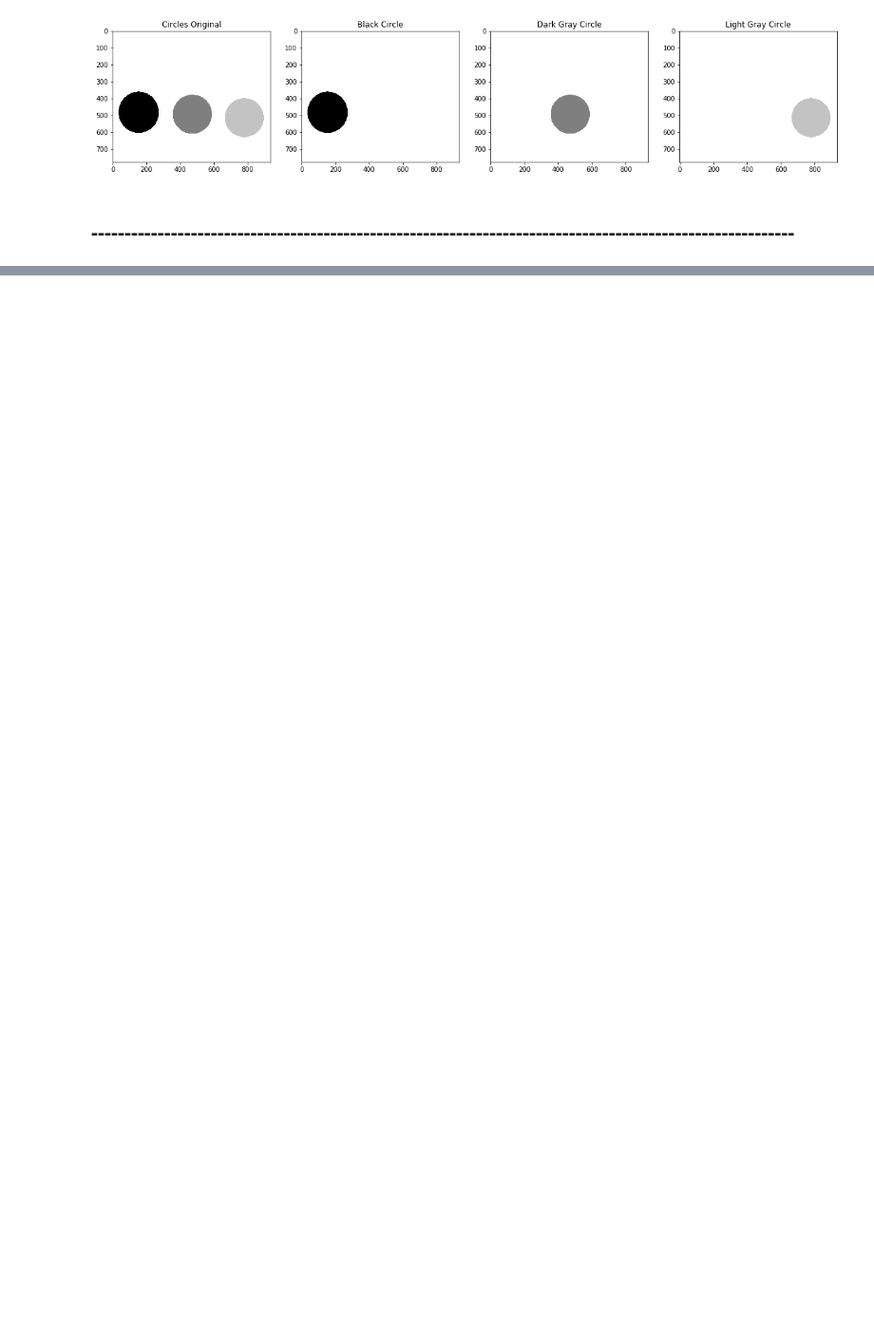
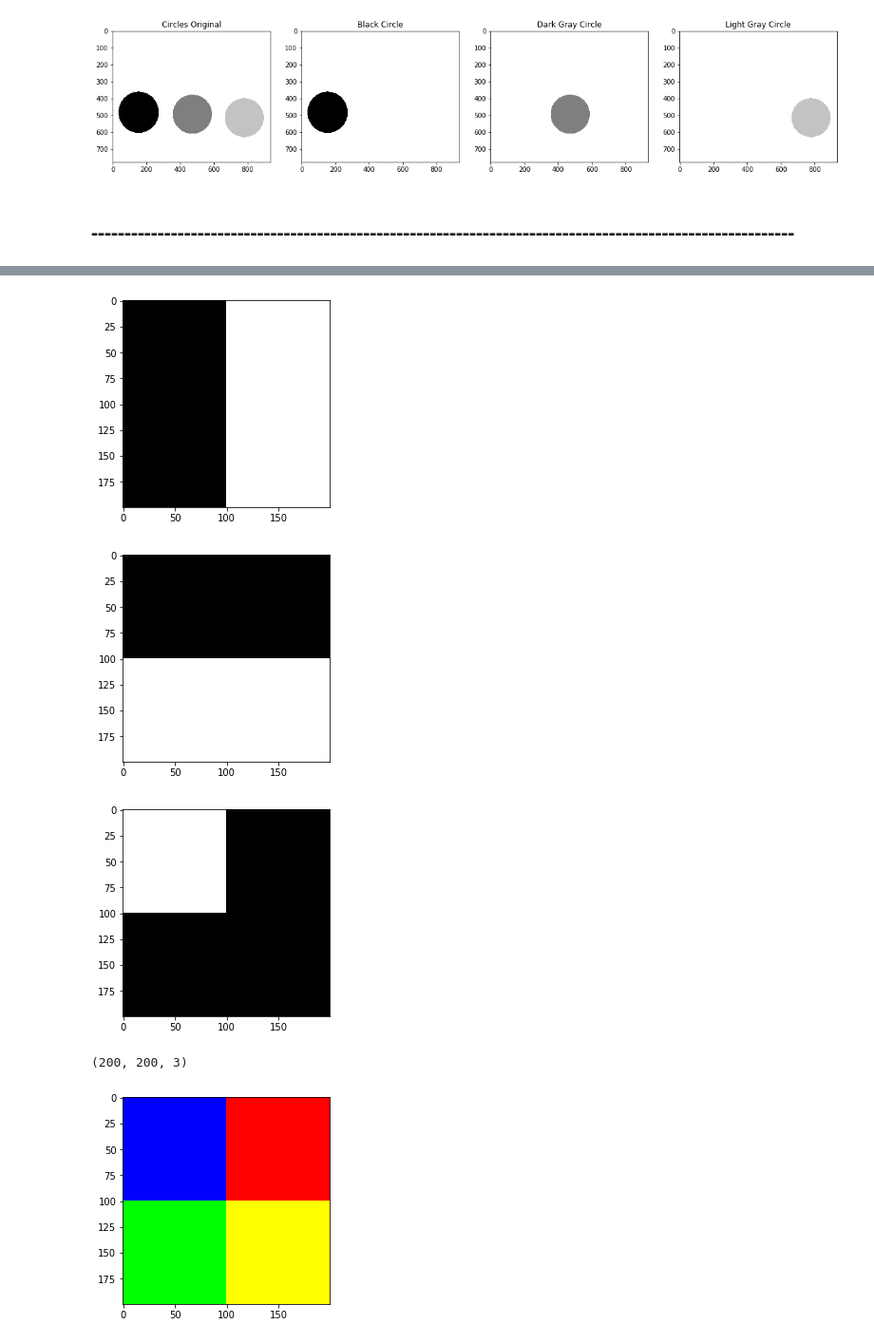
Before and after one commit to eduardgc22/VisioArtificial, a Jupyter notebook: P1_FranciscoDiazRuiz_EduardGranersCastellet/p1_2018-2019_2solve.ipynb, the cells around one changed output, grey strips where cells are left out. Shown at 95% size. Drawn from its saved outputs; the diff is of its cells as text; code cells hidden in the pictures; blank space fills up the shorter version.

Commit message:
ejercicio cuadrados colores hecho

```diff
--- a/P1_FranciscoDiazRuiz_EduardGranersCastellet/p1_2018-2019_2solve.ipynb
+++ b/P1_FranciscoDiazRuiz_EduardGranersCastellet/p1_2018-2019_2solve.ipynb
@@ -295,6 +296,45 @@ a)
 
 - Using these three images, construct the following color image:
 <img src='./images_notebook/ex17b.png'>
+# %%
+import math
+
+#Black and white vertical stripes.
+vertical_BW = np.zeros((200, 200), dtype = np.uint8)
+vertical_BW[:, math.ceil(vertical_BW.shape[1]/2):] = 1
+
+#Black and white horizontal stripes.
+horizontal_BW = np.zeros((200, 200), dtype = np.uint8)
+horizontal_BW[math.ceil(horizontal_BW.shape[0]/2):,:] = 1
+
+#A White square and the rest is black
+almostblack_BW = np.zeros((200,200), dtype = np.uint8)
+
+almostblack_BW[:math.ceil(almostblack_BW.shape[0]/2), :math.ceil(almostblack_BW.shape[1]/2)] = 1
+
+plt.imshow(vertical_BW, cmap = "gray")
+plt.show()
+
+plt.imshow(horizontal_BW, cmap = "gray")
+plt.show()
+
+plt.imshow(almostblack_BW, cmap = "gray")
+plt.show()
+
+fullColor = np.zeros((200, 200, 3), dtype = np.uint8)
+
+fullColor[:, :, 0] = vertical_BW * 255
+fullColor[:, :, 1] = horizontal_BW * 255
+fullColor[:, :, 2] = almostblack_BW * 255
+
+plt.imshow(fullColor, cmap = "gray")
+plt.show()
+# %% [output]
+[figure, added]
+[figure, added]
+[figure, added]
+(200, 200, 3)
+[figure, added]
 # %% [markdown]
 b)
 
```
Also changed, not shown: parts of 1 cell of this notebook.
